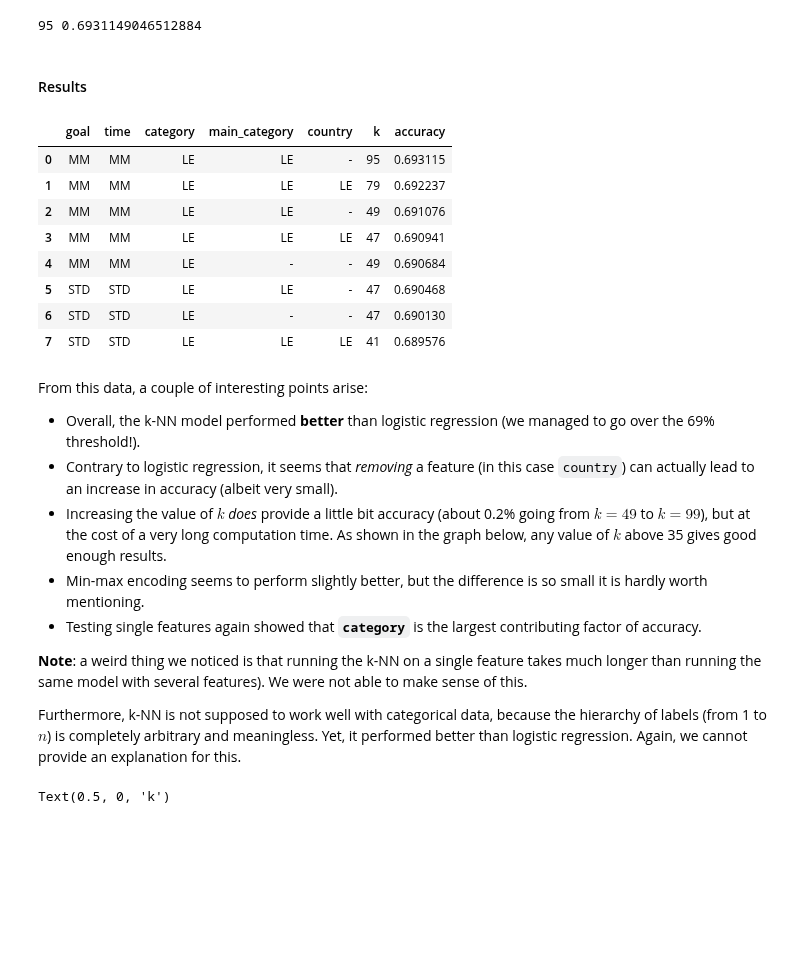
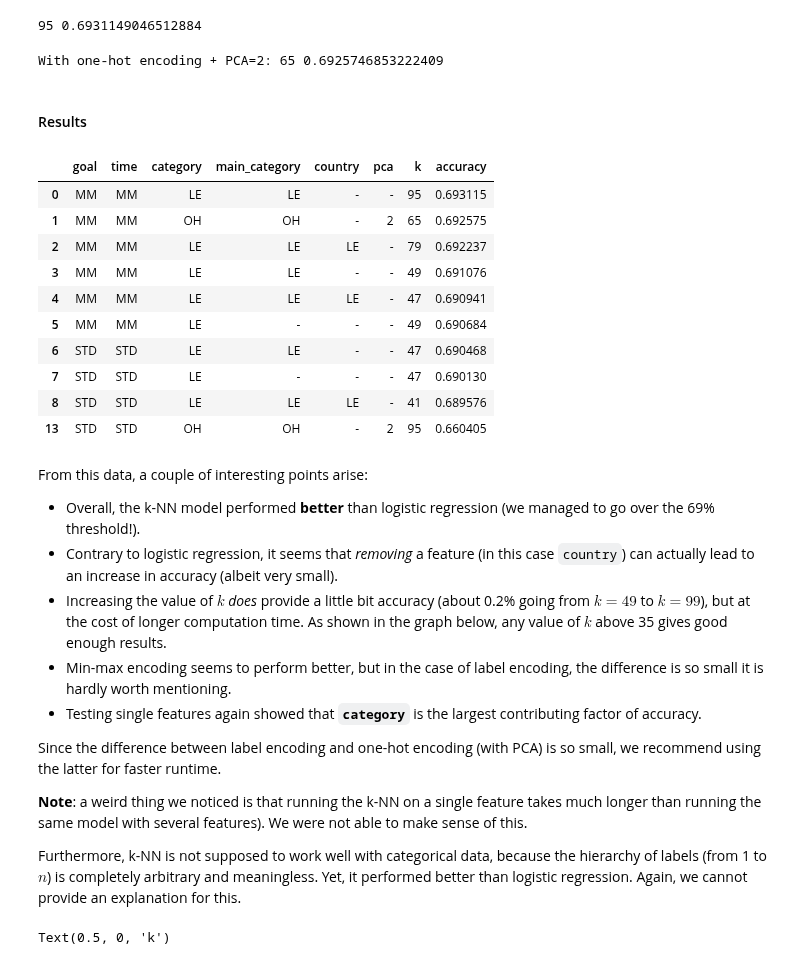
Before and after one commit to tbacha/DMML2019_Team_Apple, a Jupyter notebook: code/Kickstarter_notebook_Team_Apple_ML.ipynb, the cells around one changed output. Drawn from its saved outputs; the diff is of its cells as text; code cells hidden in the pictures; blank space fills up the shorter version.

```diff
--- a/code/Kickstarter_notebook_Team_Apple_ML.ipynb
+++ b/code/Kickstarter_notebook_Team_Apple_ML.ipynb
@@ -189,25 +206,34 @@ print(i*2+1, scores[i])
+# %%
+i = np.argmax(scores)
+print("With one-hot encoding + PCA=2:", i*2+1, scores[i])
+# %% [output]
+With one-hot encoding + PCA=2: 65 0.6925746853222409
 # %% [markdown]
 #### Results
 # %%
-results["kNearestNeighbors"].loc[0:7,:].fillna("-")
+results["kNearestNeighbors"].loc[[0,1,2,3,4,5,6,7,8,13],:].fillna("-")
 # %% [output]
-|  | goal | time | category | main_category | country | k | accuracy |
-| 0 | MM | MM | LE | LE | - | 95 | 0.693115 |
-| 1 | MM | MM | LE | LE | LE | 79 | 0.692237 |
-| 2 | MM | MM | LE | LE | - | 49 | 0.691076 |
-| 3 | MM | MM | LE | LE | LE | 47 | 0.690941 |
-| 4 | MM | MM | LE | - | - | 49 | 0.690684 |
-| 5 | STD | STD | LE | LE | - | 47 | 0.690468 |
-| 6 | STD | STD | LE | - | - | 47 | 0.690130 |
-| 7 | STD | STD | LE | LE | LE | 41 | 0.689576 |
+|  | goal | time | category | main_category | country | pca | k | accuracy |
+| 0 | MM | MM | LE | LE | - | - | 95 | 0.693115 |
+| 1 | MM | MM | OH | OH | - | 2 | 65 | 0.692575 |
+| 2 | MM | MM | LE | LE | LE | - | 79 | 0.692237 |
+| 3 | MM | MM | LE | LE | - | - | 49 | 0.691076 |
+| 4 | MM | MM | LE | LE | LE | - | 47 | 0.690941 |
+| 5 | MM | MM | LE | - | - | - | 49 | 0.690684 |
+| 6 | STD | STD | LE | LE | - | - | 47 | 0.690468 |
+| 7 | STD | STD | LE | - | - | - | 47 | 0.690130 |
+| 8 | STD | STD | LE | LE | LE | - | 41 | 0.689576 |
+| 13 | STD | STD | OH | OH | - | 2 | 95 | 0.660405 |
 # %% [markdown]
 From this data, a couple of interesting points arise:
 
 * Overall, the k-NN model performed **better** than logistic regression (we managed to go over the 69% threshold!).
 * Contrary to logistic regression, it seems that _removing_ a feature (in this case `country`) can actually lead to an increase in accuracy (albeit very small).
-* Increasing the value of $k$ _does_ provide a little bit accuracy (about 0.2% going from $k=49$ to $k=99$), but at the cost of a very long computation time. As shown in the graph below, any value of $k$ above 35 gives good enough results.
-* Min-max encoding seems to perform slightly better, but the difference is so small it is hardly worth mentioning.
+* Increasing the value of $k$ _does_ provide a little bit accuracy (about 0.2% going from $k=49$ to $k=99$), but at the cost of longer computation time. As shown in the graph below, any value of $k$ above 35 gives good enough results.
+* Min-max encoding seems to perform better, but in the case of label encoding, the difference is so small it is hardly worth mentioning.
 * Testing single features again showed that **`category`** is the largest contributing factor of accuracy.
+
+Since the difference between label encoding and one-hot encoding (with PCA) is so small, we recommend using the latter for faster runtime.
 
 **Note**: a weird thing we noticed is that running the k-NN on a single feature takes much longer than running the same model with several features). We were not able to make sense of this.
 
```
Also changed, not shown: parts of 3 cells of this notebook.
